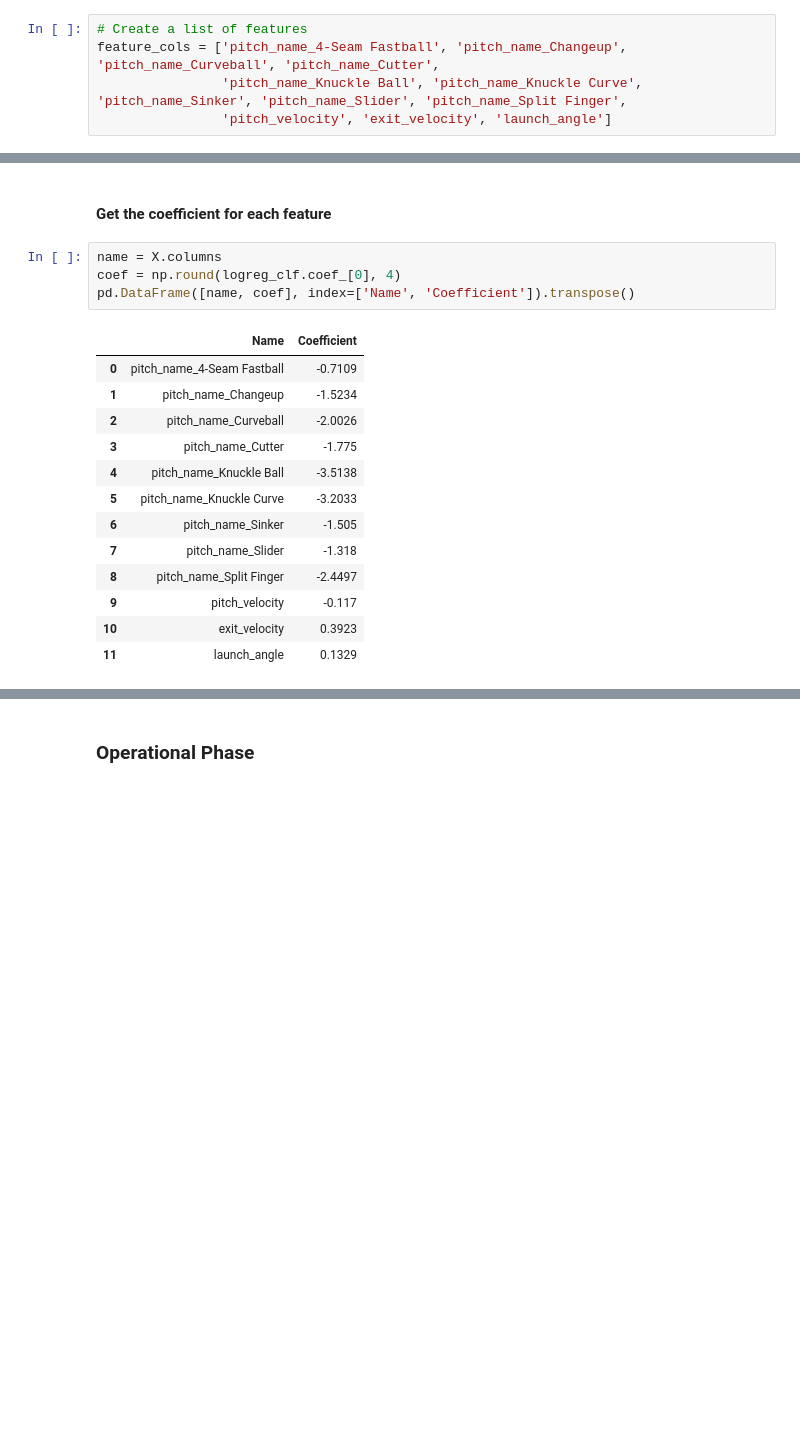
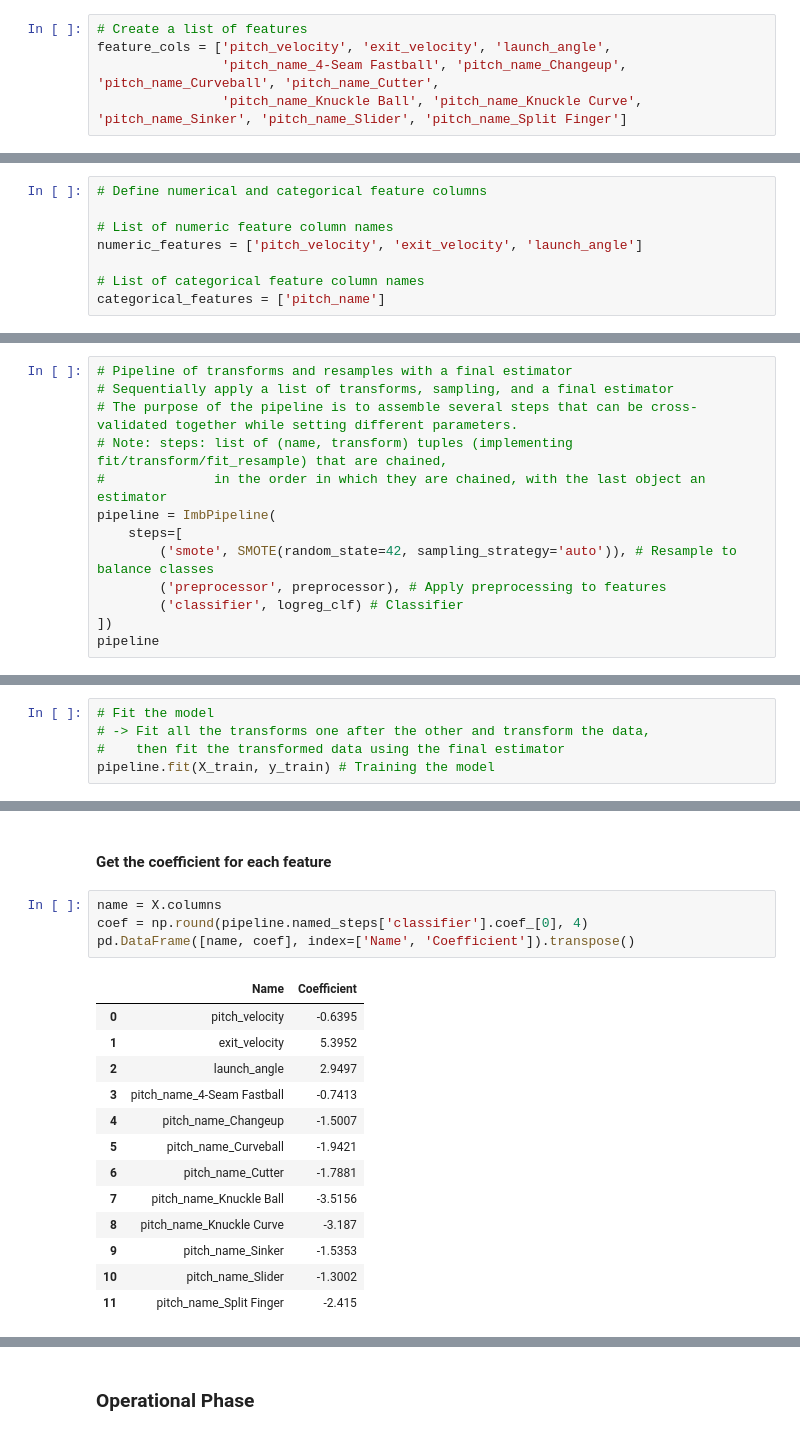
Before and after one commit to tweichle/Predicting-Baseball-Statistics, a Jupyter notebook: Classification/Logistic Regression with Over-Sampling Implementation for Baseball Outcomes.ipynb, the cells around one changed output, grey strips where cells are left out. Drawn from its saved outputs; the diff is of its cells as text; blank space fills up the shorter version.

```diff
--- a/Classification/Logistic Regression with Over-Sampling Implementation for Baseball Outcomes.ipynb
+++ b/Classification/Logistic Regression with Over-Sampling Implementation for Baseball Outcomes.ipynb
@@ -1108,6 +1110,6 @@ all_MLB_teams2015_2017_new.head()
 ### Building Phase
 # %%
 # Create a list of features
-feature_cols = ['pitch_name_4-Seam Fastball', 'pitch_name_Changeup', 'pitch_name_Curveball', 'pitch_name_Cutter',
-                'pitch_name_Knuckle Ball', 'pitch_name_Knuckle Curve', 'pitch_name_Sinker', 'pitch_name_Slider', 'pitch_name_Split Finger',
-                'pitch_velocity', 'exit_velocity', 'launch_angle']
+feature_cols = ['pitch_velocity', 'exit_velocity', 'launch_angle',
+                'pitch_name_4-Seam Fastball', 'pitch_name_Changeup', 'pitch_name_Curveball', 'pitch_name_Cutter',
+                'pitch_name_Knuckle Ball', 'pitch_name_Knuckle Curve', 'pitch_name_Sinker', 'pitch_name_Slider', 'pitch_name_Split Finger']
@@ -1189,0 +1232,8 @@ X_train_res, y_train_res = sm.fit_sample(X_train, y_train)
+# %%
+# Define numerical and categorical feature columns
+
+# List of numeric feature column names
+numeric_features = ['pitch_velocity', 'exit_velocity', 'launch_angle']
+
+# List of categorical feature column names
+categorical_features = ['pitch_name']
@@ -1189,0 +1293,13 @@ X_train_res, y_train_res = sm.fit_sample(X_train, y_train)
+# %%
+# Pipeline of transforms and resamples with a final estimator
+# Sequentially apply a list of transforms, sampling, and a final estimator
+# The purpose of the pipeline is to assemble several steps that can be cross-validated together while setting different parameters.
+# Note: steps: list of (name, transform) tuples (implementing fit/transform/fit_resample) that are chained,
+#              in the order in which they are chained, with the last object an estimator
+pipeline = ImbPipeline(
+    steps=[
+        ('smote', SMOTE(random_state=42, sampling_strategy='auto')), # Resample to balance classes
+        ('preprocessor', preprocessor), # Apply preprocessing to features
+        ('classifier', logreg_clf) # Classifier
+])
+pipeline
@@ -1189,0 +1324,5 @@ X_train_res, y_train_res = sm.fit_sample(X_train, y_train)
+# %%
+# Fit the model
+# -> Fit all the transforms one after the other and transform the data,
+#    then fit the transformed data using the final estimator
+pipeline.fit(X_train, y_train) # Training the model
@@ -1246,19 +1401,19 @@ y_pred_prob_logreg_clf = logreg_clf.predict_proba(X_test)[:, 1]
 #### Get the coefficient for each feature
 # %%
 name = X.columns
-coef = np.round(logreg_clf.coef_[0], 4)
+coef = np.round(pipeline.named_steps['classifier'].coef_[0], 4)
 pd.DataFrame([name, coef], index=['Name', 'Coefficient']).transpose()
 # %% [output]
 |  | Name | Coefficient |
-| 0 | pitch_name_4-Seam Fastball | -0.7109 |
-| 1 | pitch_name_Changeup | -1.5234 |
-| 2 | pitch_name_Curveball | -2.0026 |
-| 3 | pitch_name_Cutter | -1.775 |
-| 4 | pitch_name_Knuckle Ball | -3.5138 |
-| 5 | pitch_name_Knuckle Curve | -3.2033 |
-| 6 | pitch_name_Sinker | -1.505 |
-| 7 | pitch_name_Slider | -1.318 |
-| 8 | pitch_name_Split Finger | -2.4497 |
-| 9 | pitch_velocity | -0.117 |
-| 10 | exit_velocity | 0.3923 |
-| 11 | launch_angle | 0.1329 |
+| 0 | pitch_velocity | -0.6395 |
+| 1 | exit_velocity | 5.3952 |
+| 2 | launch_angle | 2.9497 |
+| 3 | pitch_name_4-Seam Fastball | -0.7413 |
+| 4 | pitch_name_Changeup | -1.5007 |
+| 5 | pitch_name_Curveball | -1.9421 |
+| 6 | pitch_name_Cutter | -1.7881 |
+| 7 | pitch_name_Knuckle Ball | -3.5156 |
+| 8 | pitch_name_Knuckle Curve | -3.187 |
+| 9 | pitch_name_Sinker | -1.5353 |
+| 10 | pitch_name_Slider | -1.3002 |
+| 11 | pitch_name_Split Finger | -2.415 |
```
Also changed, not shown: parts of 36 cells of this notebook.
